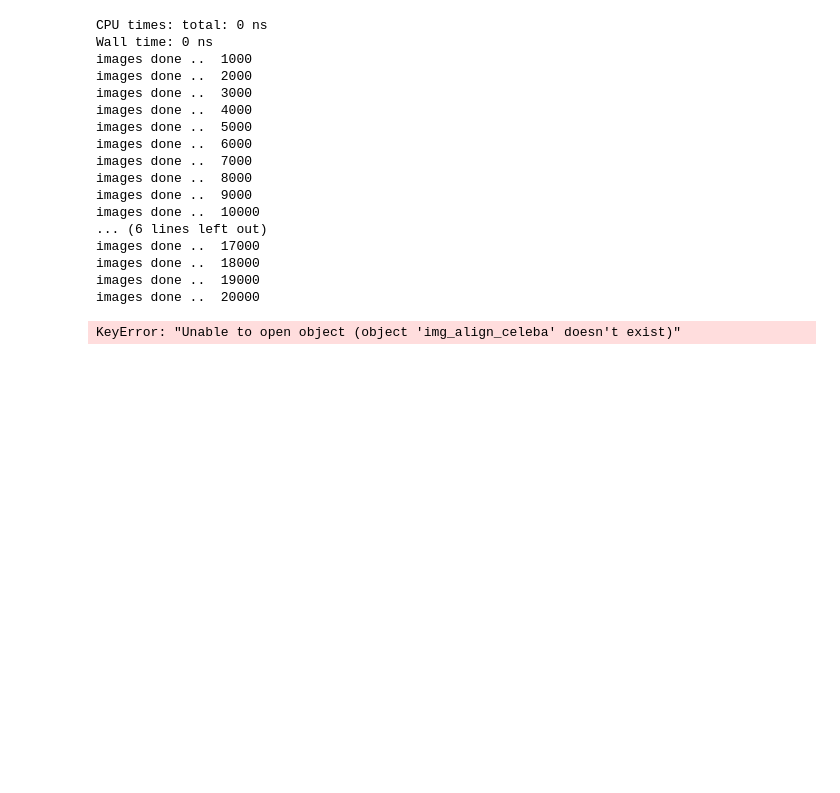
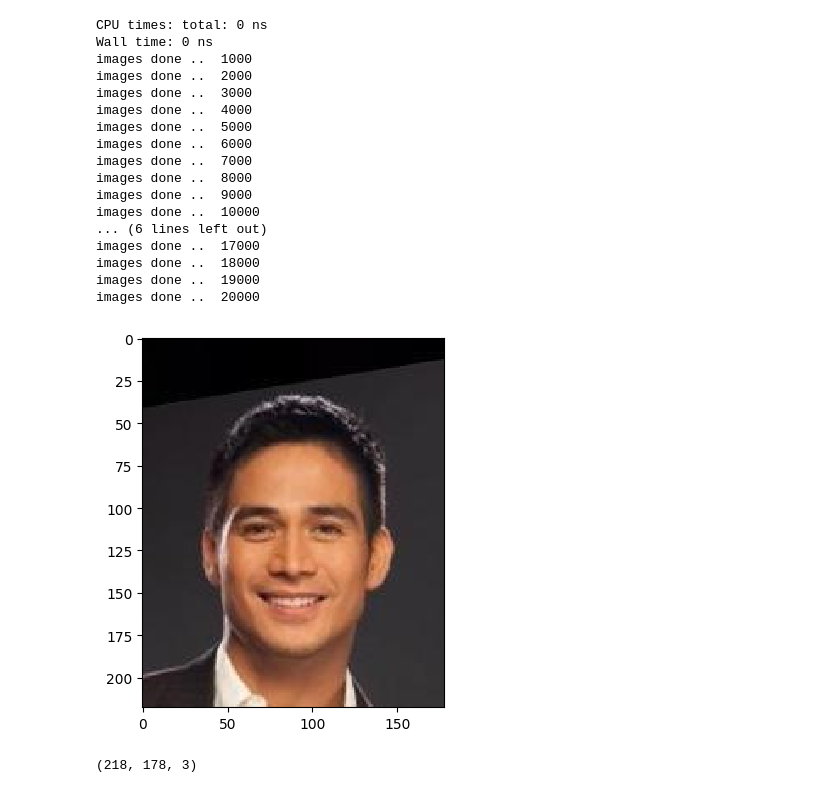
Before and after one commit to wonyounging/3rd_Part, a Jupyter notebook: 230913/생성모델_17.ipynb, the cells around one changed output. Drawn from its saved outputs; the diff is of its cells as text; code cells hidden in the pictures; blank space fills up the shorter version.

```diff
--- a/230913/생성모델_17.ipynb
+++ b/230913/생성모델_17.ipynb
@@ -56,14 +56,16 @@ images done ..  20000
 # %%
 import matplotlib.pyplot as plt
 import numpy as np
 import h5py
 
 with h5py.File('c:/workspace3/data/images/celeba/celeba_aligned_small.h5py', 'r') as fp:
-  dataset = fp['img_align_celeba']
+  dataset = fp['c:/workspace3/data/images/celeba/img_align_celeba']
   image = np.array(dataset['11.jpg'])
 
   plt.imshow(image, interpolation='none')
 # %% [output]
-KeyError: "Unable to open object (object 'img_align_celeba' doesn't exist)"
+[figure, added]
 # %%
 image.shape
+# %% [output]
+(218, 178, 3)
```
Also changed, not shown: 34 other files.
